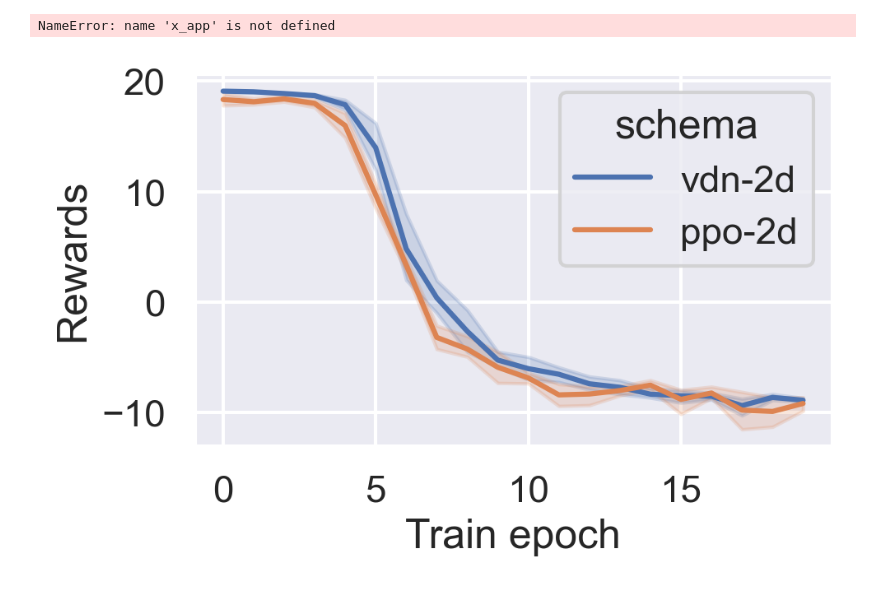
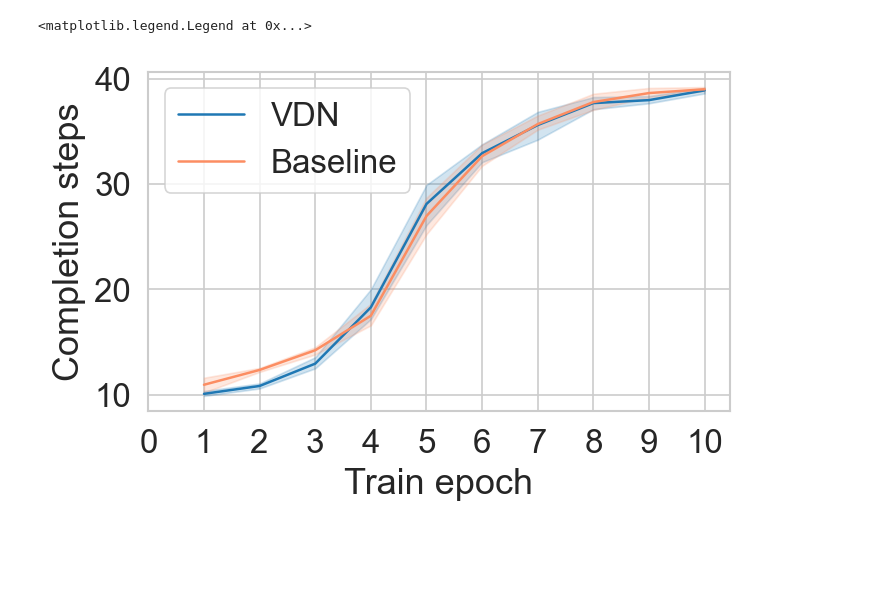
Before and after one commit to Polaris-Yang/MARL-DMFB, a Jupyter notebook: degreRes-dmfb/DrawRes.ipynb, the cells around one changed output. Saved outputs shown, nothing was run; the diff lists cells and outputs as text; code cells hidden in the pictures; blank space fills up the shorter version.

Commit message:
add degramodel data

```diff
--- a/degreRes-dmfb/DrawRes.ipynb
+++ b/degreRes-dmfb/DrawRes.ipynb
@@ -30,18 +24,0 @@ def load_vdn_data(file_path,numtimes=5,maxepoch=100,space=5):
-# %%
-def load_ppo_data(file_path,num=5,maxepoch=100,spacing=5):
-    fileslist  = os.listdir(file_path)
-    rewards, steps, s_rate = None,None,None
-    total_data=[]
-    for i in range(num):
-        for data in fileslist:
-            if data.find('rewards')!=-1:
-                rewards = np.load(file_path+'/' +data)[i][0:]
-            elif data.find('success')!=-1:
-                s_rate = np.load(file_path+'/' +data)[i][0:]
-            elif data.find('steps')!=-1 :
-                steps = np.load(file_path+'/' +data)[i][0:]
-        train_epoch = np.arange(0,maxepoch+1,spacing)
-        df = pd.DataFrame({'Rewards':rewards,'Success rate':s_rate,'Steps':steps,'Train epoch':train_epoch,'repeat':str(i),'schema':file_path})
-        total_data.append(df)
-    total_data = pd.concat(total_data,axis=0,ignore_index=True)
-    return total_data
@@ -55,4 +24,0 @@ def append_data(start,end,data):
-# %%
-sns.set_theme(context='talk', style='darkgrid', font='Arial', font_scale=1)
-a = sns.color_palette()
-print(a)
@@ -60,0 +25,7 @@ print(a)
+# %%
+sns.set_theme(context='paper', style='whitegrid', font='Arial', font_scale=1.8)
+# color = sns.color_palette('Paired',10)
+color=[(0.12156862745098039, 0.47058823529411764, 0.7058823529411765),(0.9882352941176471, 0.5529411764705883, 0.3843137254901961)]
+sns.palplot(color)
+sns.set_palette(color)
+print(color)
@@ -61,6 +35,6 @@ print(a)
 # %%
-vdn2d = load_ppo_data('vdn-2d',maxepoch=19,spacing=1)
-ppo2d = load_ppo_data('ppo-2d',maxepoch=19,spacing=1)
+vdn2d = load_ppo_data('vdn-2d',maxepoch=10,spacing=1,dataname='VDN')
+ppo2d = load_ppo_data('ppo-2d',maxepoch=10,spacing=1,dataname='Baseline')
 # %%
 data_2d = pd.concat([vdn2d,ppo2d],axis=0,ignore_index=True)
 # last  = vdn2d[vdn2d['Train epoch']==100]
@@ -82,7 +79,11 @@ NameError: name 'x_app' is not defined
 # %%
-fig,ax1 = plt.subplots(dpi=200,figsize=(5,3))
-ax1 = sns.lineplot(x='Train epoch',y='Rewards',hue='schema',data=data_2d)
-ax1 = plt.plot(x_app,y_app['reward'],linestyle = '--',color=(0.12156862745098039, 0.4666666666666667, 0.7058823529411765))
+fig1, ax1 = plt.subplots(figsize=(5,3), dpi=150)
+ax1 =sns.lineplot(x='Train epoch',y='Completion steps',hue='schema',data=data_2d)
+ax = plt.gca()
+ax.set_xticks(range(0,11,1))
+# ax.set_yticks(np.arange(0,1.1,0.2))
+h,l = ax.get_legend_handles_labels()
+ax.legend(handles=h,labels=l)
 # %% [output]
-NameError: name 'x_app' is not defined
+<matplotlib.legend.Legend at 0x...>
-[figure, old version]
+[figure, new version]
```
Also changed, not shown: parts of 10 cells of this notebook, 16 other files.
